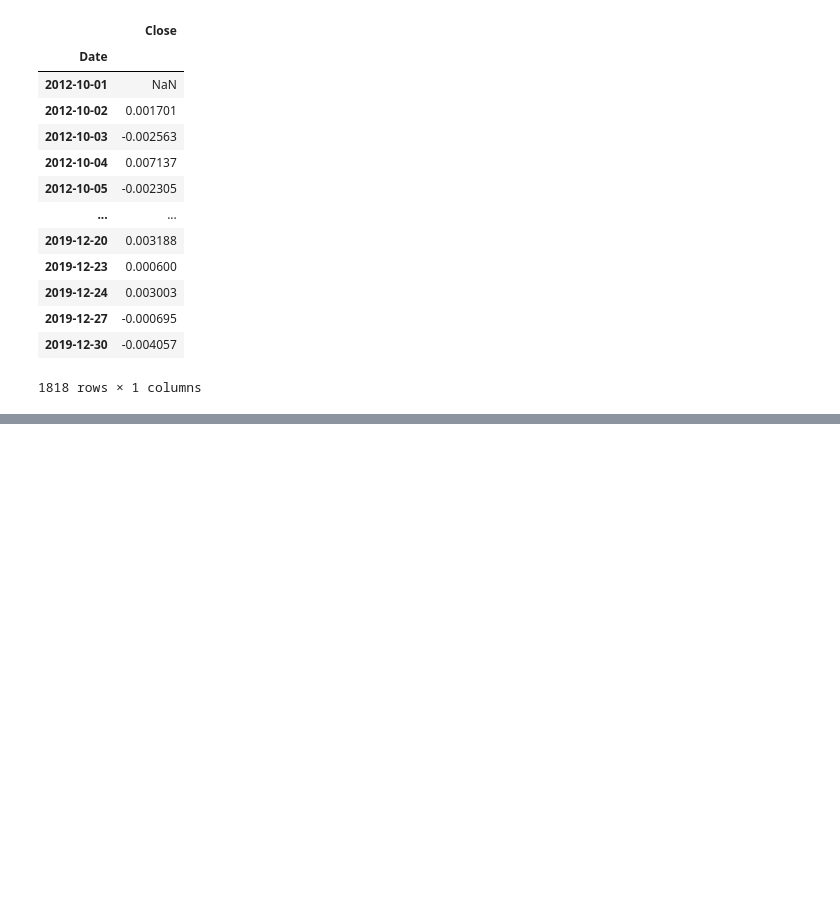
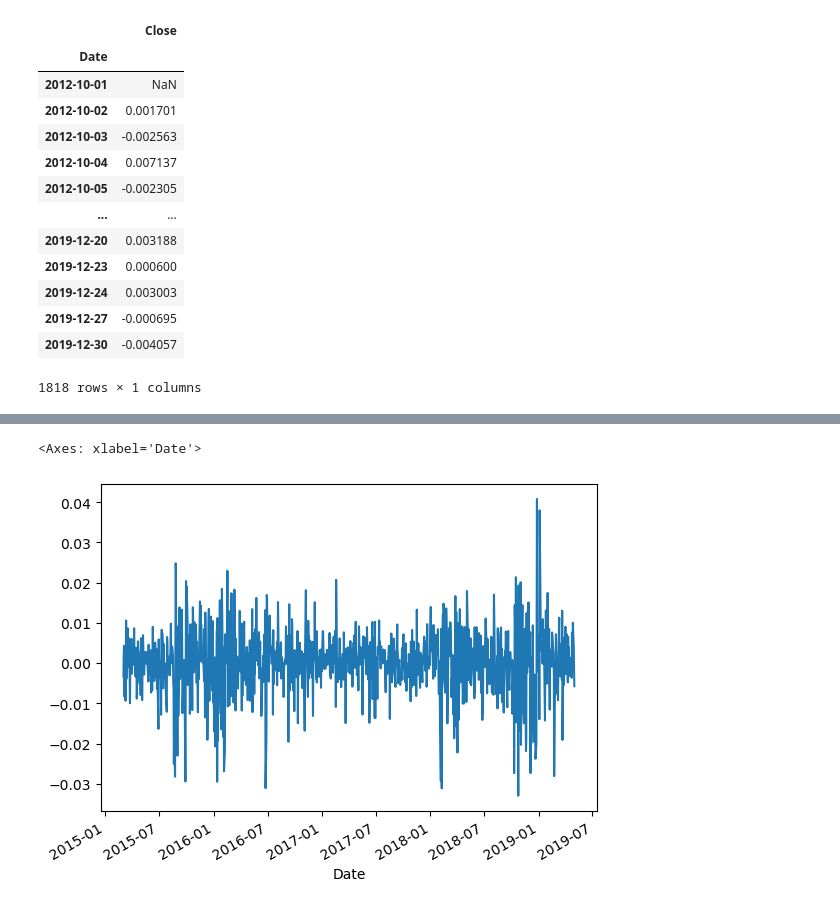
Before and after one commit to sophiepearldgn/Module-4, a Jupyter notebook: Module4.ipynb, the cells around one changed output, grey strips where cells are left out. Cells and saved outputs as stored; diff of their text form; code cells hidden in the pictures; blank space fills up the shorter version.

```diff
--- a/Module4.ipynb
+++ b/Module4.ipynb
@@ -294,0 +318,6 @@ ValueError: The truth value of a DataFrame is ambiguous. Use a.empty, a.bool(),
+# %%
+# daily returns whale portfolio with 4 equally weighted assets
+weights1 = [0.25, 0.25, 0.25, 0.25]
+
+whale_portfolio_returns = whale_returns2.dot(weights1)
+whale_portfolio_returns
@@ -294,0 +338,6 @@ ValueError: The truth value of a DataFrame is ambiguous. Use a.empty, a.bool(),
+# %%
+# plot daily returns over 5 years
+whale_portfolio_returns.plot()
+# %% [output]
+<Axes: xlabel='Date'>
+[figure, added]
```
Also changed, not shown: parts of 22 cells of this notebook.
